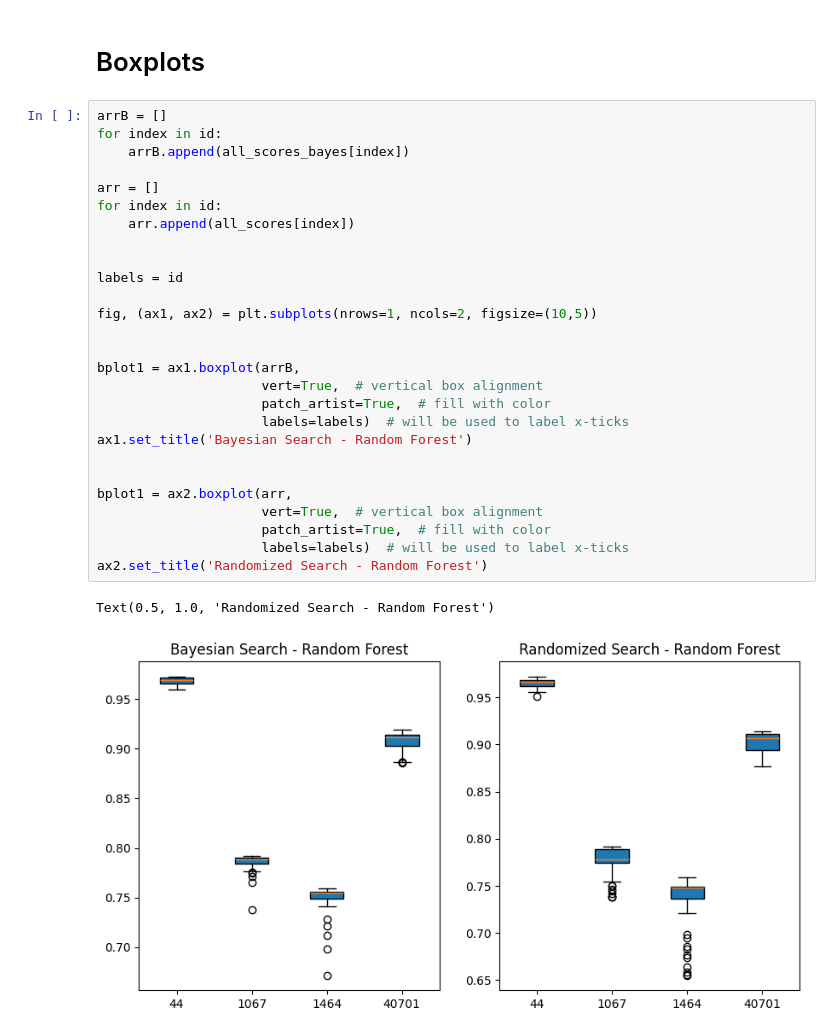
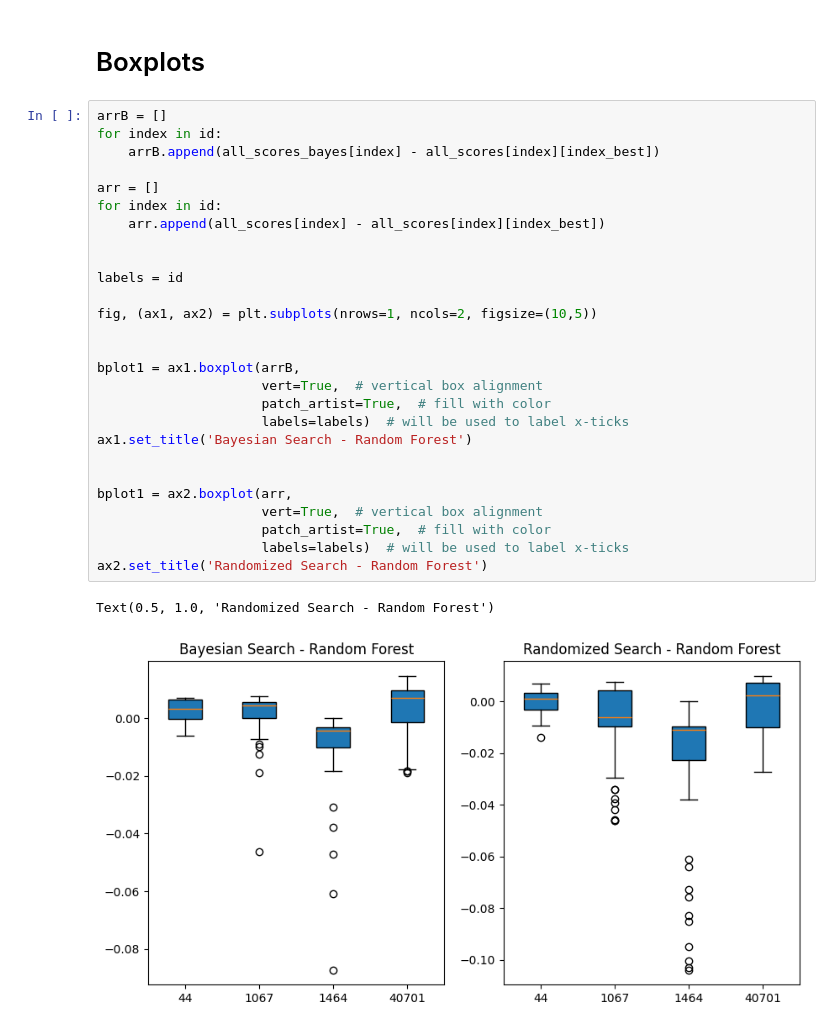
Before and after one commit to AgataWeg/AutoML, a Jupyter notebook: HM1RF.ipynb, the cells around one changed output. Drawn from its saved outputs; the diff is of its cells as text.

```diff
--- a/HM1RF.ipynb
+++ b/HM1RF.ipynb
@@ -282,30 +282,30 @@ plot_(40701)
 # %%
 arrB = []
 for index in id:
-    arrB.append(all_scores_bayes[index])
+    arrB.append(all_scores_bayes[index] - all_scores[index][index_best])
 
 arr = []
 for index in id:
-    arr.append(all_scores[index])
+    arr.append(all_scores[index] - all_scores[index][index_best])
 
 
 labels = id
 
 fig, (ax1, ax2) = plt.subplots(nrows=1, ncols=2, figsize=(10,5))
 
 
 bplot1 = ax1.boxplot(arrB,
                      vert=True,  # vertical box alignment
                      patch_artist=True,  # fill with color
                      labels=labels)  # will be used to label x-ticks
 ax1.set_title('Bayesian Search - Random Forest')
 
 
 bplot1 = ax2.boxplot(arr,
                      vert=True,  # vertical box alignment
                      patch_artist=True,  # fill with color
                      labels=labels)  # will be used to label x-ticks
 ax2.set_title('Randomized Search - Random Forest')
 # %% [output]
 Text(0.5, 1.0, 'Randomized Search - Random Forest')
-[figure, old version]
+[figure, new version]
```
Also changed, not shown: 1 other file.
